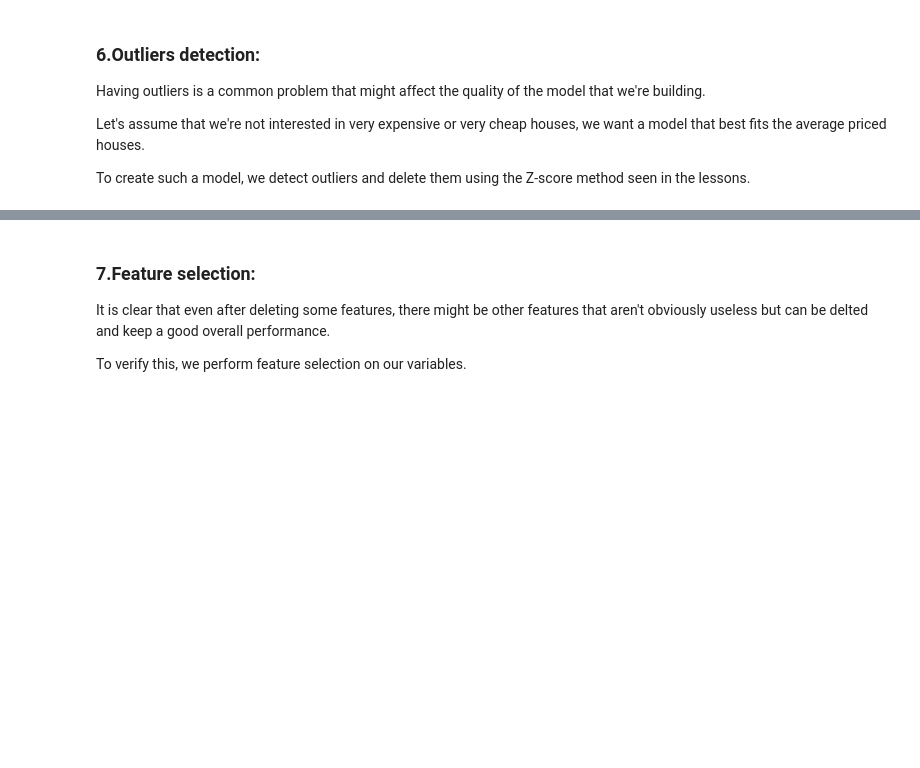
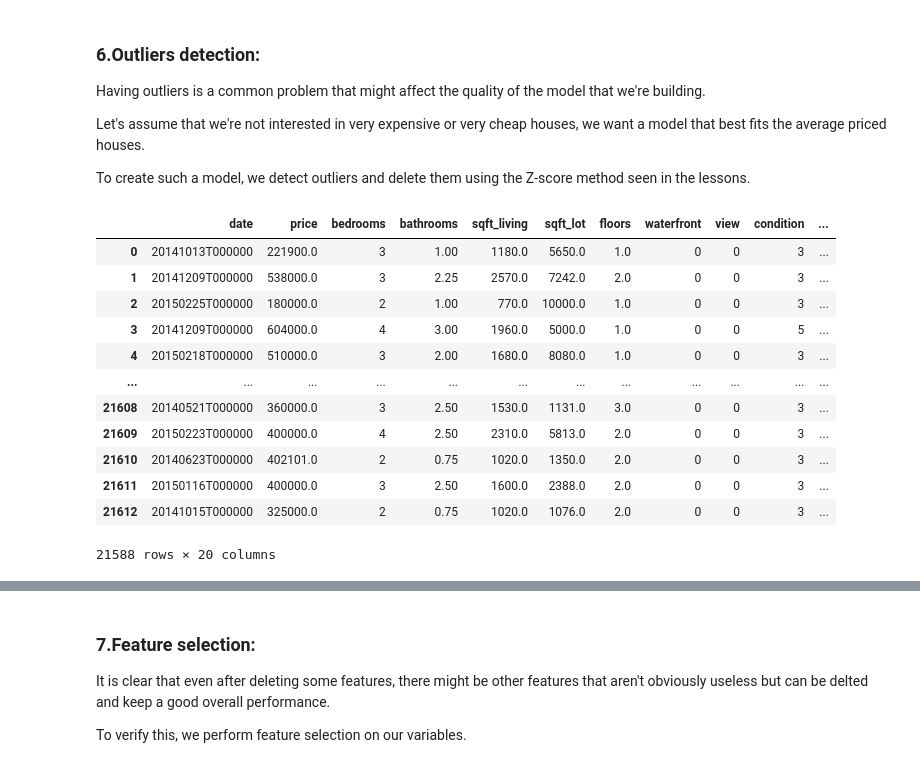
Before and after one commit to YounesMes/data-science-bootcamp, a Jupyter notebook: 2-data_analytics/project/Data Analytics Project.ipynb, the cells around one changed output, grey strips where cells are left out. Saved outputs shown, nothing was run; the diff lists cells and outputs as text; code cells hidden in the pictures; blank space fills up the shorter version.

```diff
--- a/2-data_analytics/project/Data Analytics Project.ipynb
+++ b/2-data_analytics/project/Data Analytics Project.ipynb
@@ -79,3 +98,6 @@ It is clear after printing the dataset info that there are some variables that h
 Given the number of the na values, what do you think is the best method to deal with them?
 # %%
 # To-Do: deal with the NAs in your dataset in one line
+df.isna()
+df.dropna(inplace=True)
+df.isna().sum()
@@ -108,5 +179,21 @@ Let's assume that we're not interested in very expensive or very cheap houses, w
 To create such a model, we detect outliers and delete them using the Z-score method seen in the lessons.
 # %%
 # To-Do : detect the outliers then delete them ad delete the column created to calculate the Z-score
+df["price_zscore"] = ((df.price - df.price.mean())/ df.price.std())
+df
+# %% [output]
+|  | date | price | bedrooms | bathrooms | sqft_living | sqft_lot | floors | waterfront | view | condition | ... |
+| 0 | 20141013T000000 | 221900.0 | 3 | 1.00 | 1180.0 | 5650.0 | 1.0 | 0 | 0 | 3 | ... |
+| 1 | 20141209T000000 | 538000.0 | 3 | 2.25 | 2570.0 | 7242.0 | 2.0 | 0 | 0 | 3 | ... |
+| 2 | 20150225T000000 | 180000.0 | 2 | 1.00 | 770.0 | 10000.0 | 1.0 | 0 | 0 | 3 | ... |
+| 3 | 20141209T000000 | 604000.0 | 4 | 3.00 | 1960.0 | 5000.0 | 1.0 | 0 | 0 | 5 | ... |
+| 4 | 20150218T000000 | 510000.0 | 3 | 2.00 | 1680.0 | 8080.0 | 1.0 | 0 | 0 | 3 | ... |
+| ... | ... | ... | ... | ... | ... | ... | ... | ... | ... | ... | ... |
+| 21608 | 20140521T000000 | 360000.0 | 3 | 2.50 | 1530.0 | 1131.0 | 3.0 | 0 | 0 | 3 | ... |
+| 21609 | 20150223T000000 | 400000.0 | 4 | 2.50 | 2310.0 | 5813.0 | 2.0 | 0 | 0 | 3 | ... |
+| 21610 | 20140623T000000 | 402101.0 | 2 | 0.75 | 1020.0 | 1350.0 | 2.0 | 0 | 0 | 3 | ... |
+| 21611 | 20150116T000000 | 400000.0 | 3 | 2.50 | 1600.0 | 2388.0 | 2.0 | 0 | 0 | 3 | ... |
+| 21612 | 20141015T000000 | 325000.0 | 2 | 0.75 | 1020.0 | 1076.0 | 2.0 | 0 | 0 | 3 | ... |
+21588 rows × 20 columns
 # %%
 df.info()
```
Also changed, not shown: parts of 9 cells of this notebook, 17 other files.
